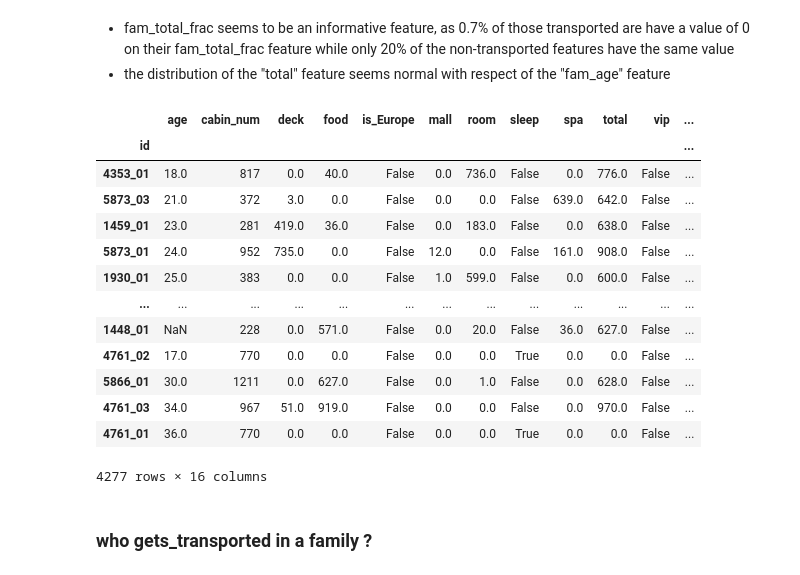
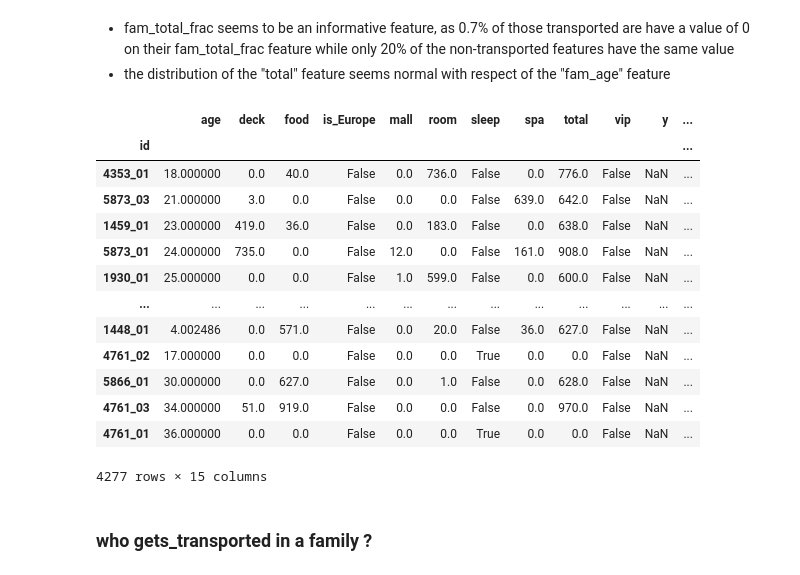
Before and after one commit to ayhem18/My_Kaggle_Repo, a Jupyter notebook: Competitions/SpaceshipTitanic/SST_1.ipynb, the cells around one changed output. Drawn from its saved outputs; the diff is of its cells as text; code cells hidden in the pictures.

```diff
--- a/Competitions/SpaceshipTitanic/SST_1.ipynb
+++ b/Competitions/SpaceshipTitanic/SST_1.ipynb
@@ -906,6 +883,6 @@ True
 True
 # %%
 # let's consider the mean age and mean spending of each family
-family_stats = pd.pivot_table(alldata, index='name', values=['age', 'total'], aggfunc=['mean', 'count', 'median', 'sum'])
+family_stats = pd.pivot_table(alldata, index='name', values=['age', 'total'], aggfunc=['mean', 'count', 'median', 'sum', 'max', 'min'])
 family_stats
 # %% [output]
@@ -972,25 +949,37 @@ for f in fam_feats:
 # %% [markdown]
 * fam_total_frac seems to be an informative feature, as 0.7\% of those transported are have a value of 0 on their fam_total_frac feature while only 20\% of the non-transported features have the same value
 * the distribution of the "total" feature seems normal with respect of the "fam_age" feature
+# %%
+# the only features left to impute is the age
+def impute_age(row):
+    # the main idea is to use multiply the fam_total_frac * range(fam_age) + min_fam_age
+    if math.isnan(row['age']):
+        min_fam_age = family_stats.loc[row['name'], ('min', 'age')]
+        max_fam_age =  family_stats.loc[row['name'], ('max', 'age')]
+        row['age'] =  min_fam_age + row['fam_total_frac'] * (max_fam_age - min_fam_age)
+
+    return row
+
+df, df_test = apply_functions(df, df_test, impute_age)
 # %%
 df.head()
-df, df_test = drop_cols(['is_train', 'cabin', 'deck_num', 'group', 'name', 'side'], df, df_test)
+df, df_test = drop_cols(['is_train', 'cabin', 'cabin_num', 'deck_num', 'group', 'name', 'side'], df, df_test)
 df.set_index('id')
 df_test.set_index('id')
 # %% [output]
-|  | age | cabin_num | deck | food | is_Europe | mall | room | sleep | spa | total | vip | ... |
+|  | age | deck | food | is_Europe | mall | room | sleep | spa | total | vip | y | ... |
 | id |  |  |  |  |  |  |  |  |  |  |  | ... |
-| 4353_01 | 18.0 | 817 | 0.0 | 40.0 | False | 0.0 | 736.0 | False | 0.0 | 776.0 | False | ... |
-| 5873_03 | 21.0 | 372 | 3.0 | 0.0 | False | 0.0 | 0.0 | False | 639.0 | 642.0 | False | ... |
-| 1459_01 | 23.0 | 281 | 419.0 | 36.0 | False | 0.0 | 183.0 | False | 0.0 | 638.0 | False | ... |
-| 5873_01 | 24.0 | 952 | 735.0 | 0.0 | False | 12.0 | 0.0 | False | 161.0 | 908.0 | False | ... |
-| 1930_01 | 25.0 | 383 | 0.0 | 0.0 | False | 1.0 | 599.0 | False | 0.0 | 600.0 | False | ... |
+| 4353_01 | 18.000000 | 0.0 | 40.0 | False | 0.0 | 736.0 | False | 0.0 | 776.0 | False | NaN | ... |
+| 5873_03 | 21.000000 | 3.0 | 0.0 | False | 0.0 | 0.0 | False | 639.0 | 642.0 | False | NaN | ... |
+| 1459_01 | 23.000000 | 419.0 | 36.0 | False | 0.0 | 183.0 | False | 0.0 | 638.0 | False | NaN | ... |
+| 5873_01 | 24.000000 | 735.0 | 0.0 | False | 12.0 | 0.0 | False | 161.0 | 908.0 | False | NaN | ... |
+| 1930_01 | 25.000000 | 0.0 | 0.0 | False | 1.0 | 599.0 | False | 0.0 | 600.0 | False | NaN | ... |
 | ... | ... | ... | ... | ... | ... | ... | ... | ... | ... | ... | ... | ... |
-| 1448_01 | NaN | 228 | 0.0 | 571.0 | False | 0.0 | 20.0 | False | 36.0 | 627.0 | False | ... |
-| 4761_02 | 17.0 | 770 | 0.0 | 0.0 | False | 0.0 | 0.0 | True | 0.0 | 0.0 | False | ... |
-| 5866_01 | 30.0 | 1211 | 0.0 | 627.0 | False | 0.0 | 1.0 | False | 0.0 | 628.0 | False | ... |
-| 4761_03 | 34.0 | 967 | 51.0 | 919.0 | False | 0.0 | 0.0 | False | 0.0 | 970.0 | False | ... |
-| 4761_01 | 36.0 | 770 | 0.0 | 0.0 | False | 0.0 | 0.0 | True | 0.0 | 0.0 | False | ... |
+| 1448_01 | 4.002486 | 0.0 | 571.0 | False | 0.0 | 20.0 | False | 36.0 | 627.0 | False | NaN | ... |
+| 4761_02 | 17.000000 | 0.0 | 0.0 | False | 0.0 | 0.0 | True | 0.0 | 0.0 | False | NaN | ... |
+| 5866_01 | 30.000000 | 0.0 | 627.0 | False | 0.0 | 1.0 | False | 0.0 | 628.0 | False | NaN | ... |
+| 4761_03 | 34.000000 | 51.0 | 919.0 | False | 0.0 | 0.0 | False | 0.0 | 970.0 | False | NaN | ... |
+| 4761_01 | 36.000000 | 0.0 | 0.0 | False | 0.0 | 0.0 | True | 0.0 | 0.0 | False | NaN | ... |
-4277 rows × 16 columns
+4277 rows × 15 columns
 # %% [markdown]
 ### who gets_transported in a family ?
```
Also changed, not shown: parts of 21 cells of this notebook, 4 other files.
